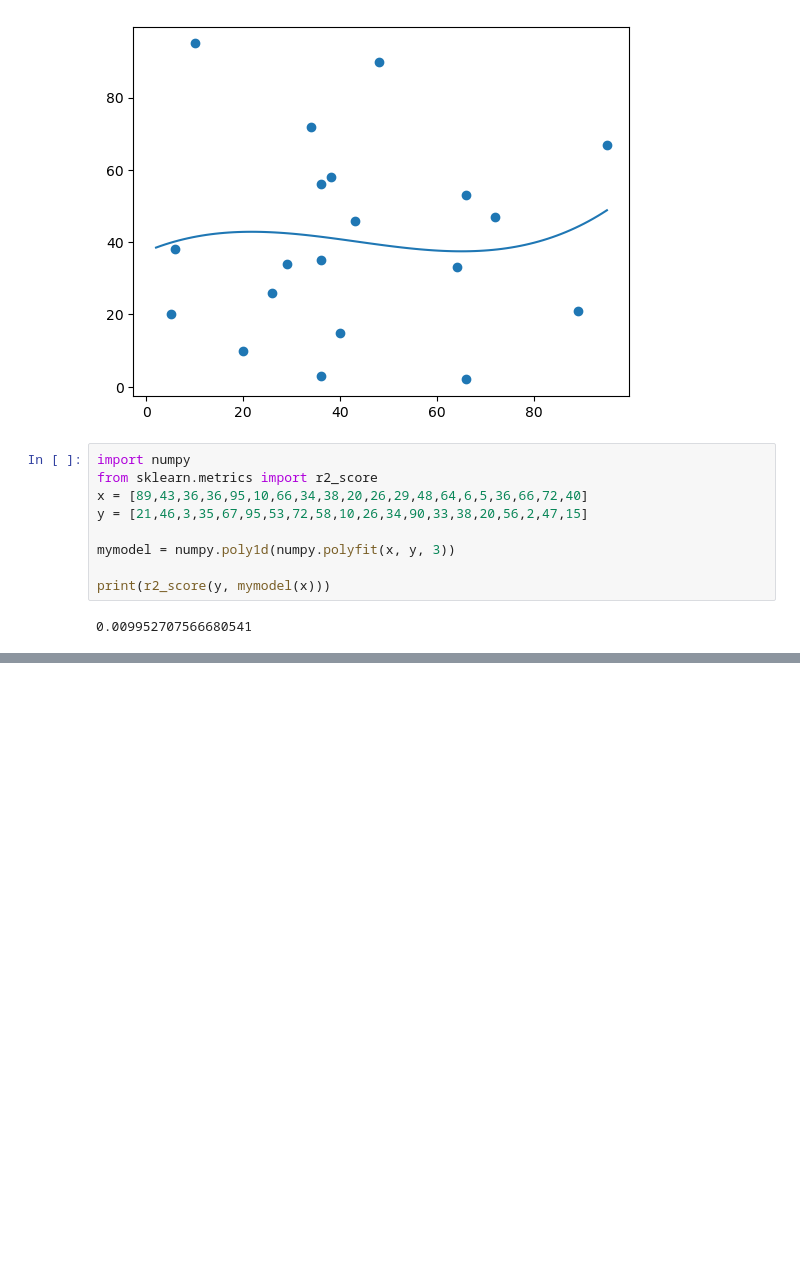
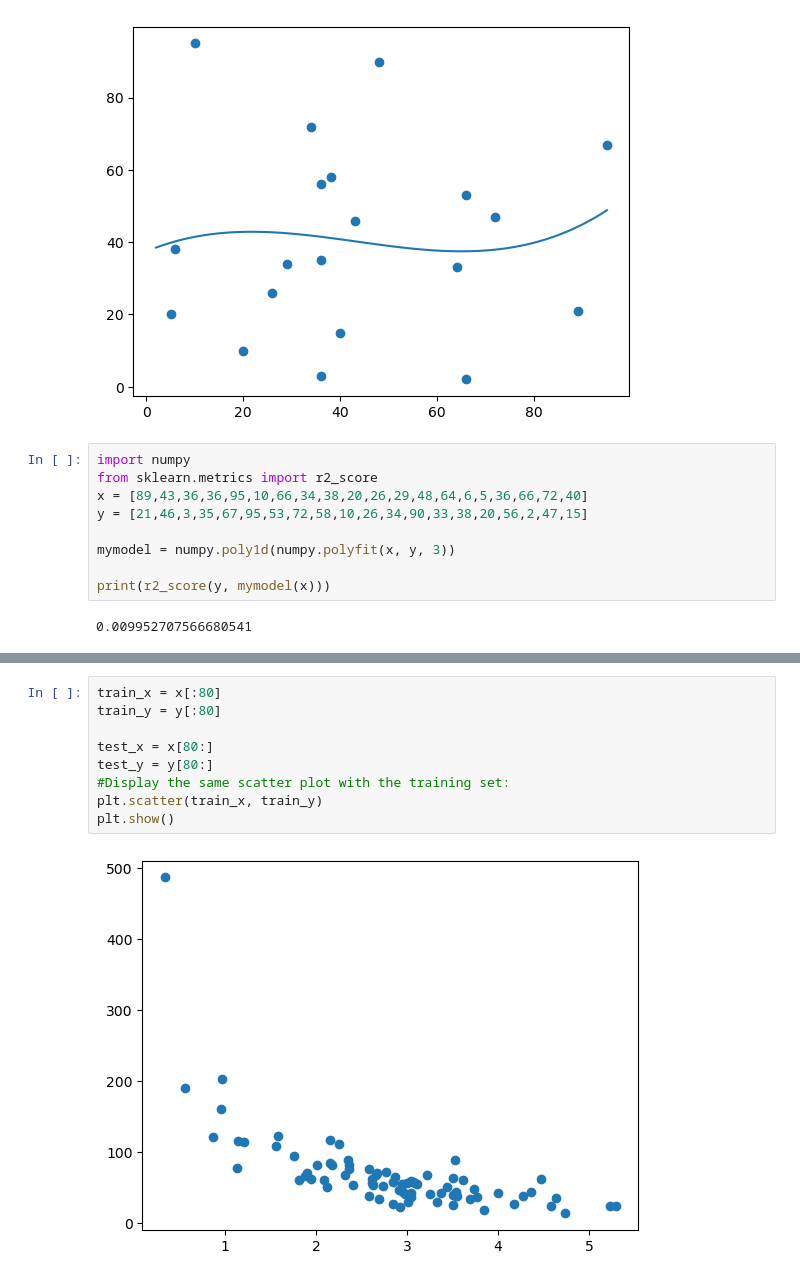
Before and after one commit to kalchan12/ml-experiments, a Jupyter notebook: ml_basics.ipynb, the cells around one changed output, grey strips where cells are left out. Drawn from its saved outputs; the diff is of its cells as text; blank space fills up the shorter version.

```diff
--- a/ml_basics.ipynb
+++ b/ml_basics.ipynb
@@ -297,0 +311,11 @@ print(r2_score(y, mymodel(x)))
+# %%
+train_x = x[:80]
+train_y = y[:80]
+
+test_x = x[80:]
+test_y = y[80:]
+#Display the same scatter plot with the training set:
+plt.scatter(train_x, train_y)
+plt.show()
+# %% [output]
+[figure, added]
```
Also changed, not shown: parts of 6 cells of this notebook.
